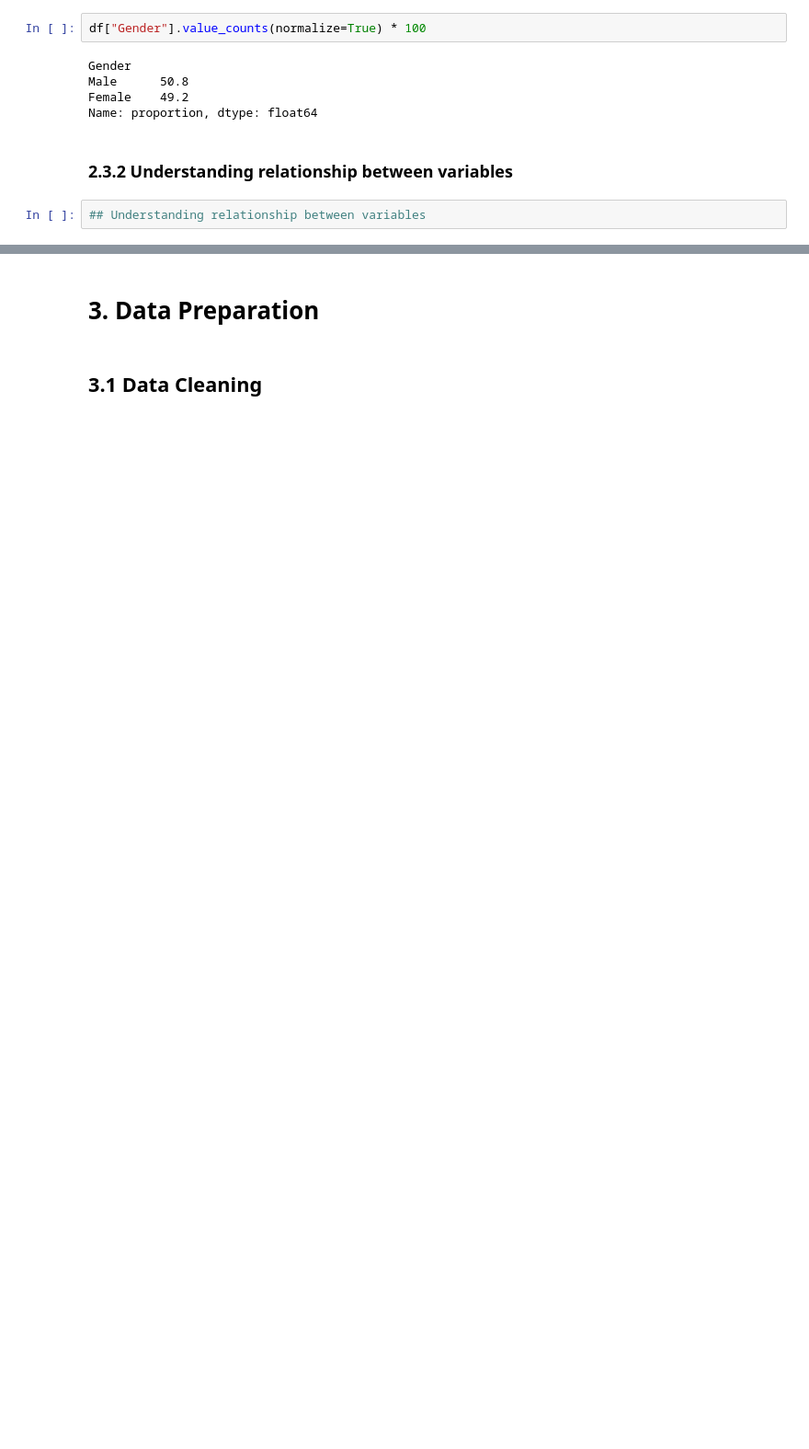
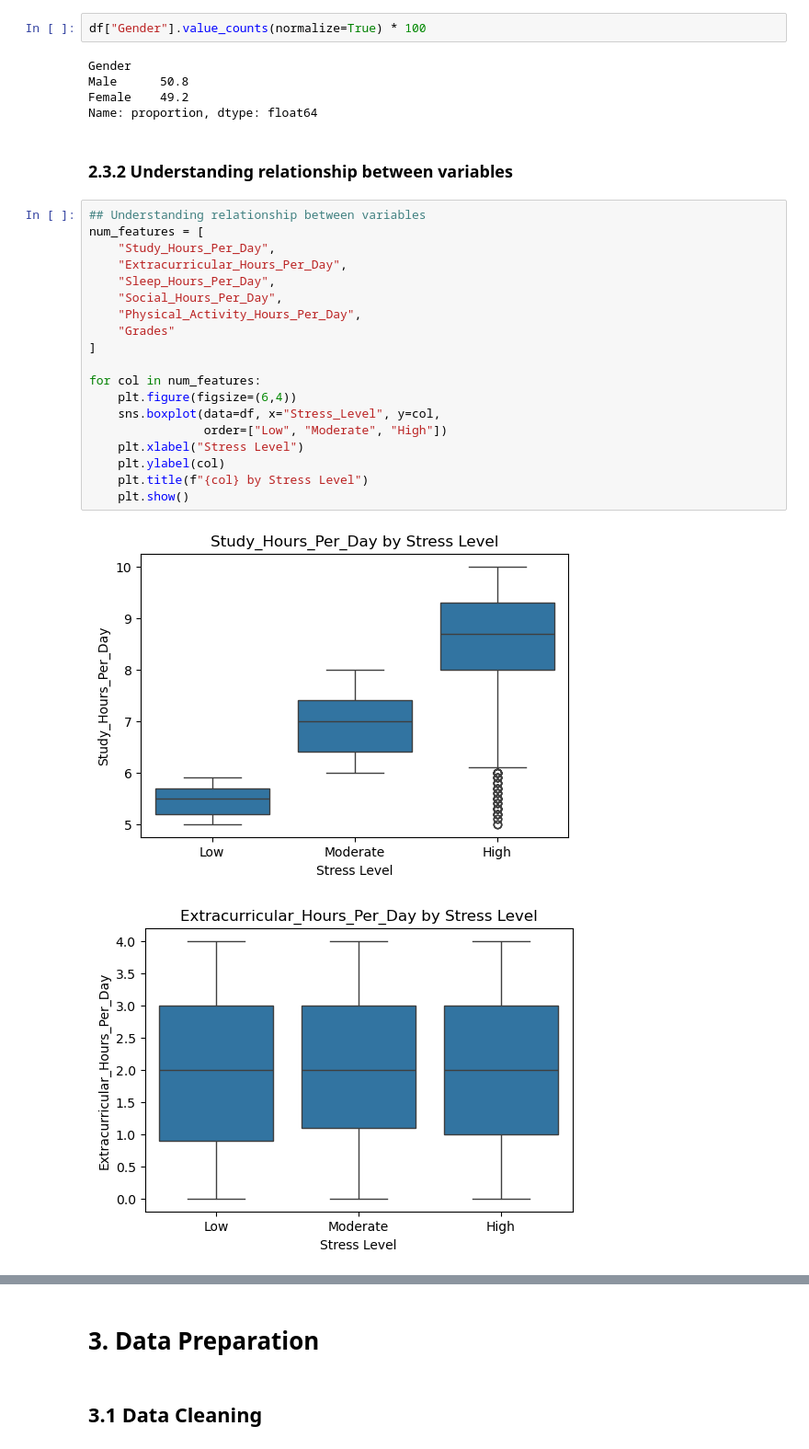
Before and after one commit to thiri-wah/mldp_project, a Jupyter notebook: MLDP Program Codes Submission Template (1).ipynb, the cells around one changed output, grey strips where cells are left out. Shown at 92% size. Drawn from its saved outputs; the diff is of its cells as text; blank space fills up the shorter version.

```diff
--- a/MLDP Program Codes Submission Template (1).ipynb
+++ b/MLDP Program Codes Submission Template (1).ipynb
@@ -230,3 +230,23 @@ Name: proportion, dtype: float64
 ### 2.3.2 Understanding relationship between variables
 # %%
 ## Understanding relationship between variables
+num_features = [
+    "Study_Hours_Per_Day",
+    "Extracurricular_Hours_Per_Day",
+    "Sleep_Hours_Per_Day",
+    "Social_Hours_Per_Day",
+    "Physical_Activity_Hours_Per_Day",
+    "Grades"
+]
+
+for col in num_features:
+    plt.figure(figsize=(6,4))
+    sns.boxplot(data=df, x="Stress_Level", y=col,
+                order=["Low", "Moderate", "High"])
+    plt.xlabel("Stress Level")
+    plt.ylabel(col)
+    plt.title(f"{col} by Stress Level")
+    plt.show()
+# %% [output]
+[figure, added]
+[figure, added]
```
Also changed, not shown: parts of 10 cells of this notebook.
